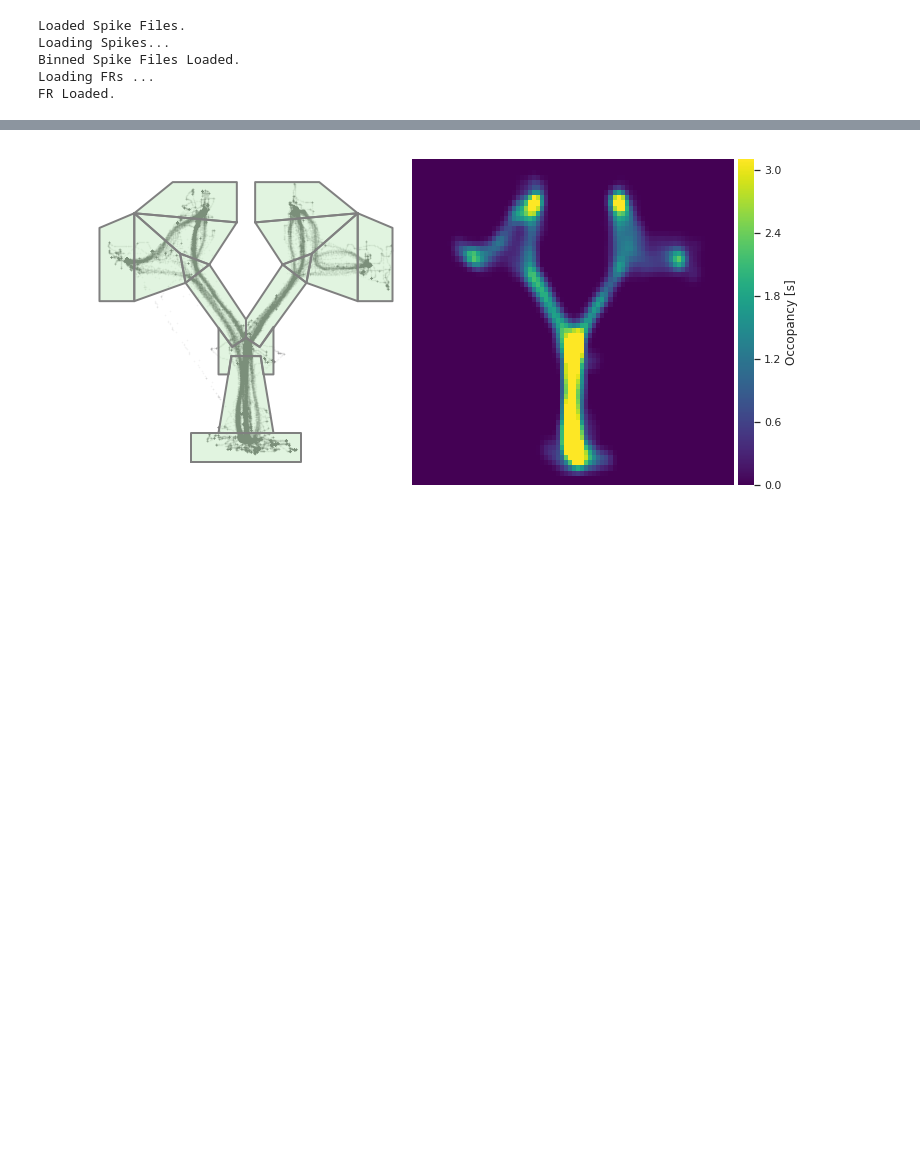
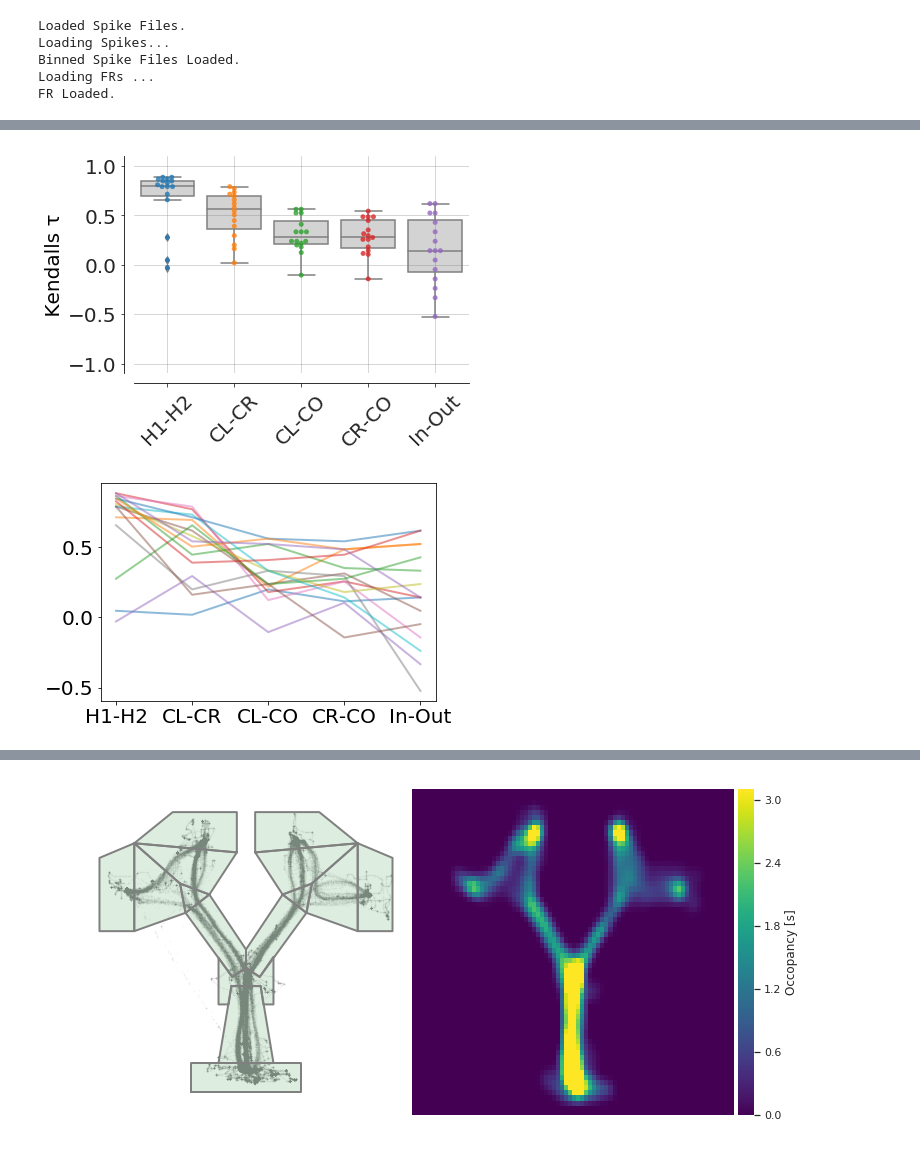
Before and after one commit to alexgonzl/TreeMazeAnalyses, a Jupyter notebook: Notebooks/Load_Data_Tests.ipynb, the cells around one changed output, grey strips where cells are left out. Drawn from its saved outputs; the diff is of its cells as text; code cells hidden in the pictures; blank space fills up the shorter version.

```diff
--- a/Notebooks/Load_Data_Tests.ipynb
+++ b/Notebooks/Load_Data_Tests.ipynb
@@ -224,0 +285,22 @@ array([[1.        , 0.65570567, 0.57685204],
+# %%
+C = ZoneRes['FR_CorrZonePairs']['Cells']
+x=ZoneRes['ZonePairs_Str']*C.shape[0]
+y=C.values.flatten()
+f,ax = plt.subplots()
+
+#sns.set_style()
+with sns.axes_style('whitegrid'):
+    ax=sns.boxplot(x,y,ax=ax,color='lightgrey')
+    ax=sns.swarmplot(x,y,ax=ax,alpha=0.8)
+    ax.set_ylim([-1.1,1.1])
+    sns.despine(offset=10, trim=False,ax=ax)
+    for tick in ax.get_xticklabels():
+        tick.set_rotation(45)
+    ax.grid(axis='both',color='grey',alpha=0.4)
+    ax.set_ylabel(' Kendalls τ ')
+f,ax = plt.subplots()
+for c in np.arange(nCells):
+    ax.plot(C.loc[c],alpha=0.5,linewidth=2)
+# %% [output]
+[figure, added]
+[figure, added]
```
Also changed, not shown: parts of 25 cells of this notebook, 6 other files.
